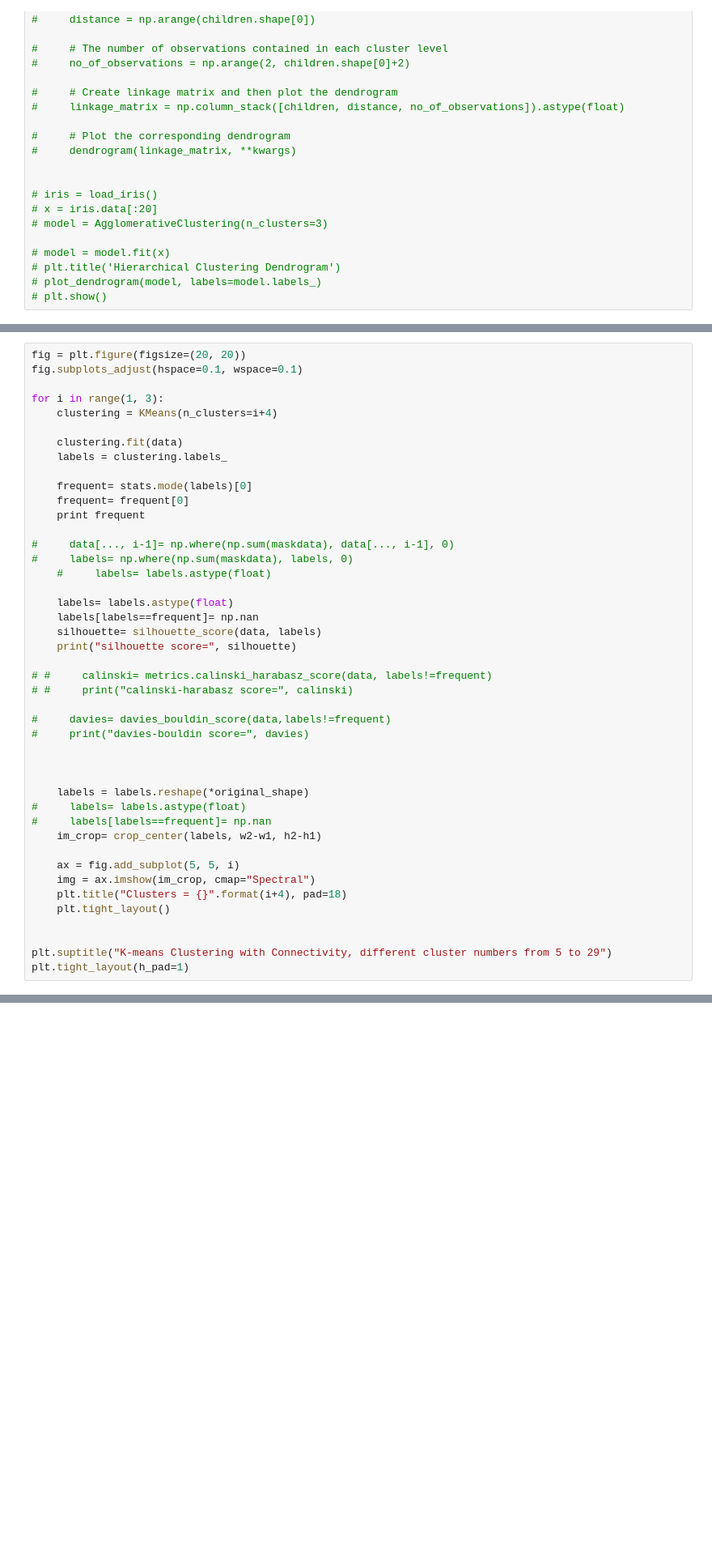
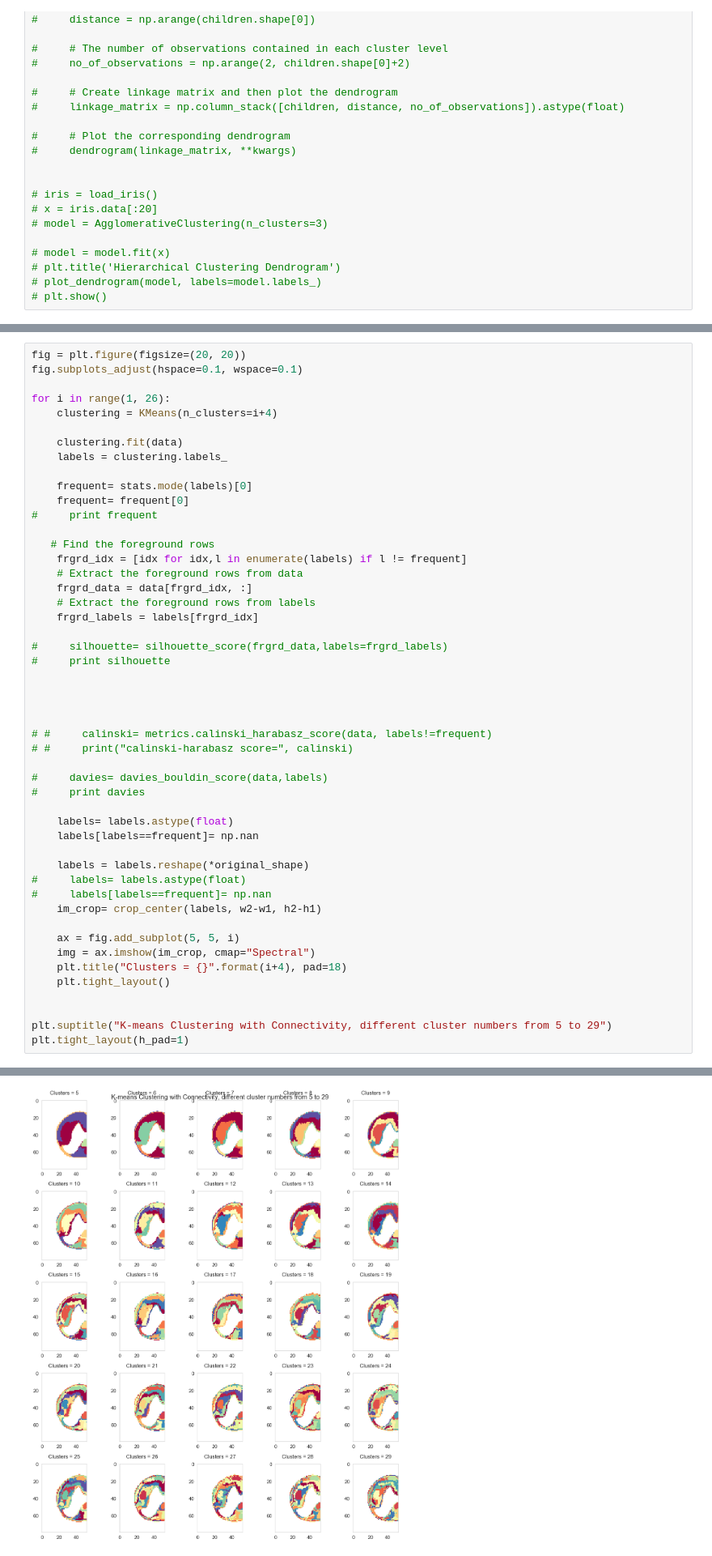
Before and after one commit to neuropoly/tract-clustering, a Jupyter notebook: notebooks/tract_clustering_enforced_symmetry-clean-spectral-k-means.ipynb, the cells around one changed output, grey strips where cells are left out. Shown at 81% size. Saved outputs shown, nothing was run; the diff lists cells and outputs as text; blank space fills up the shorter version.

```diff
--- a/notebooks/tract_clustering_enforced_symmetry-clean-spectral-k-means.ipynb
+++ b/notebooks/tract_clustering_enforced_symmetry-clean-spectral-k-means.ipynb
@@ -388,7 +383,7 @@ plt.tight_layout(h_pad=1)
 fig = plt.figure(figsize=(20, 20))
 fig.subplots_adjust(hspace=0.1, wspace=0.1)
 
-for i in range(1, 3):
+for i in range(1, 26):
     clustering = KMeans(n_clusters=i+4)
 
     clustering.fit(data)
@@ -396,24 +391,29 @@ for i in range(1, 3):
 
     frequent= stats.mode(labels)[0]
     frequent= frequent[0]
-    print frequent
+#     print frequent
 
-#     data[..., i-1]= np.where(np.sum(maskdata), data[..., i-1], 0)
-#     labels= np.where(np.sum(maskdata), labels, 0)
-    #     labels= labels.astype(float)
+   # Find the foreground rows
+    frgrd_idx = [idx for idx,l in enumerate(labels) if l != frequent]
+    # Extract the foreground rows from data
+    frgrd_data = data[frgrd_idx, :]
+    # Extract the foreground rows from labels
+    frgrd_labels = labels[frgrd_idx]
 
-    labels= labels.astype(float)
-    labels[labels==frequent]= np.nan
-    silhouette= silhouette_score(data, labels)
-    print("silhouette score=", silhouette)
+#     silhouette= silhouette_score(frgrd_data,labels=frgrd_labels)
+#     print silhouette
+
+
+
 
 # #     calinski= metrics.calinski_harabasz_score(data, labels!=frequent)
 # #     print("calinski-harabasz score=", calinski)
 
-#     davies= davies_bouldin_score(data,labels!=frequent)
-#     print("davies-bouldin score=", davies)
+#     davies= davies_bouldin_score(data,labels)
+#     print davies
 
-
+    labels= labels.astype(float)
+    labels[labels==frequent]= np.nan
 
     labels = labels.reshape(*original_shape)
 #     labels= labels.astype(float)
@@ -434,0 +432 @@ AttributeError: 'numpy.ndarray' object has no attribute 'notnull'
+[figure, added]
```
Also changed, not shown: parts of 26 cells of this notebook, 6 other files.
